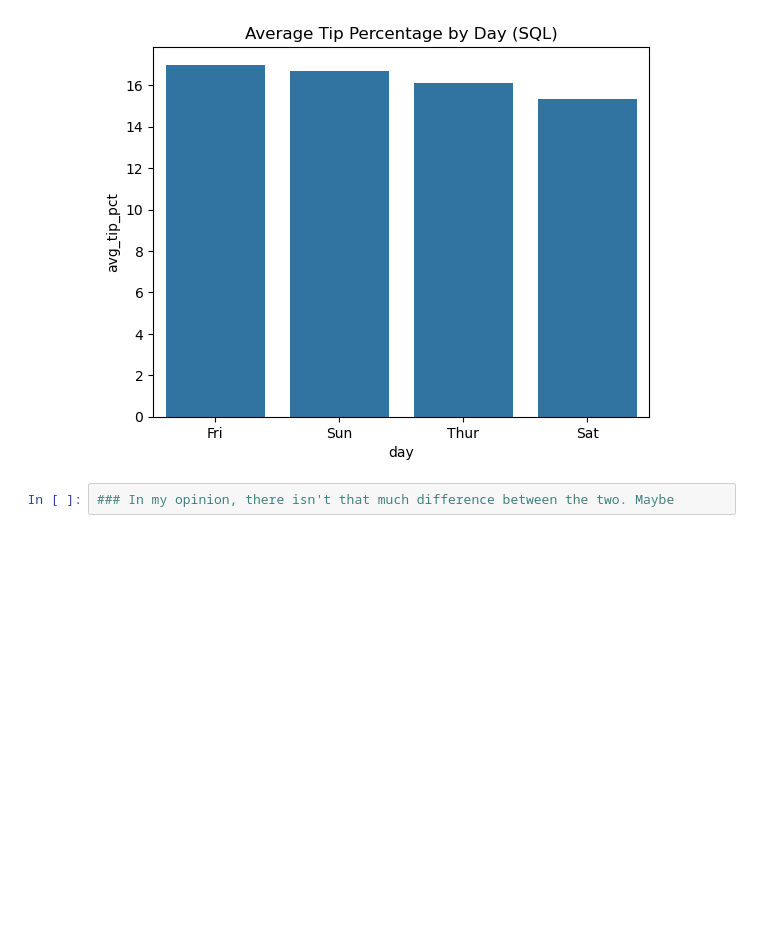
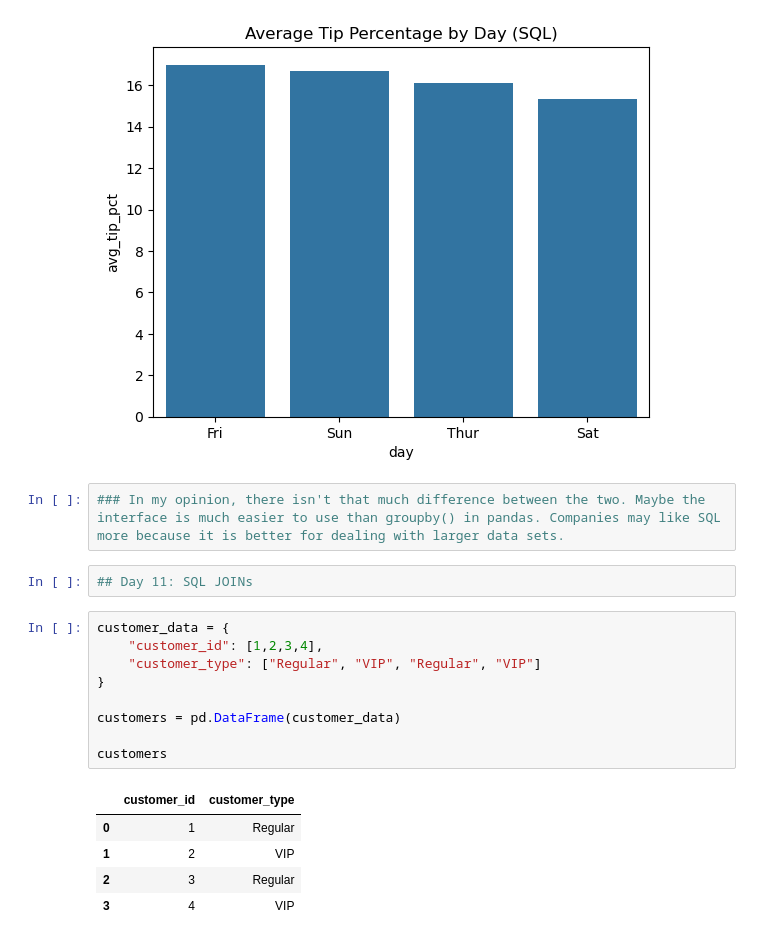
Before and after one commit to shaunagbaje/data-analytics-training, a Jupyter notebook: pandas_intro.ipynb, the cells around one changed output. Drawn from its saved outputs; the diff is of its cells as text; blank space fills up the shorter version.

```diff
--- a/pandas_intro.ipynb
+++ b/pandas_intro.ipynb
@@ -528,4 +528,21 @@ plt.title("Average Tip Percentage by Day (SQL)")
 Text(0.5, 1.0, 'Average Tip Percentage by Day (SQL)')
 [figure]
 # %%
-### In my opinion, there isn't that much difference between the two. Maybe
+### In my opinion, there isn't that much difference between the two. Maybe the interface is much easier to use than groupby() in pandas. Companies may like SQL more because it is better for dealing with larger data sets.
+# %%
+## Day 11: SQL JOINs
+# %%
+customer_data = {
+    "customer_id": [1,2,3,4],
+    "customer_type": ["Regular", "VIP", "Regular", "VIP"]
+}
+
+customers = pd.DataFrame(customer_data)
+
+customers
+# %% [output]
+|  | customer_id | customer_type |
+| 0 | 1 | Regular |
+| 1 | 2 | VIP |
+| 2 | 3 | Regular |
+| 3 | 4 | VIP |
```
Also changed, not shown: parts of 8 cells of this notebook.
